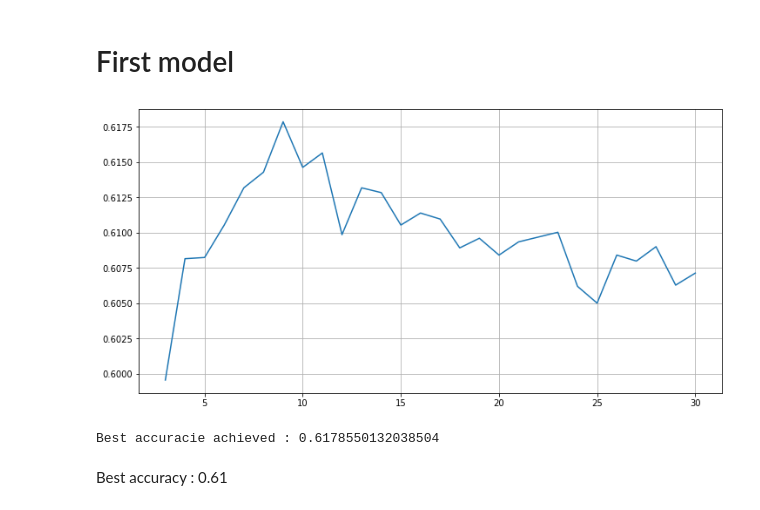
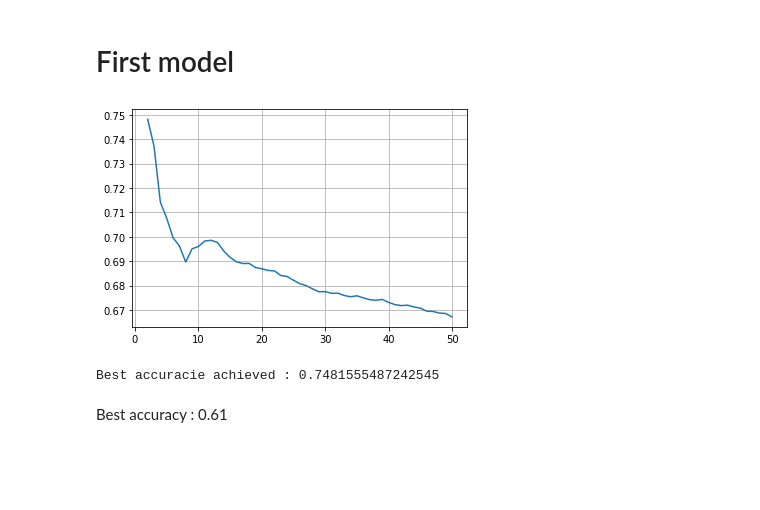
Before and after one commit to amigourou/land-changing-type-prediction, a Jupyter notebook: data_processing.ipynb, the cells around one changed output. Drawn from its saved outputs; the diff is of its cells as text; code cells hidden in the pictures; blank space fills up the shorter version.

```diff
--- a/data_processing.ipynb
+++ b/data_processing.ipynb
@@ -219,0 +274,11 @@ print(norm_train_balanced.shape)
+# %%
+threshold = 0.1
+features_to_remove = []
+for column in norm_train_balanced.columns :
+    if column not in columns_to_normalize :
+        # print(column, norm_train_balanced[column].sum()/len(norm_train_balanced))
+        if norm_train_balanced[column].sum() < threshold * len(norm_train_balanced) :
+            features_to_remove.append(column)
+
+
+norm_train_balanced = norm_train_balanced.drop(features_to_remove, axis = 1)
@@ -287,7 +356,7 @@ def Reduce_features(df, pca = None, keepBestFeatures = False, threshold = 0.1) :
                     square=True, linewidths=.5, cbar_kws={"shrink": .5})
 
         target_cor_raw = pd.DataFrame(corr_matrix.loc['change_type']).sort_values(by='change_type', axis = 0)
-        best_features = target_cor_raw.loc[target_cor_raw['change_type'] > 0.02]
+        best_features = target_cor_raw.loc[target_cor_raw['change_type'] > threshold]
         print(f"The best features kept are: {best_features}")
         df = df.loc[:,best_features.index]
 
@@ -303,5 +371,5 @@ print(test.shape)
 # %%
-norm_train_reduced = Reduce_features(norm_train_balanced, keepBestFeatures=True)
+norm_train_reduced = Reduce_features(norm_train_balanced, keepBestFeatures=True, threshold=0.02)
 norm_test_reduced = norm_test.loc[:,norm_train_reduced.drop('change_type', axis = 1).columns]
 # %% [output]
 The best features kept are:                                         change_type
@@ -360,20 +428,21 @@ from sklearn.metrics import accuracy_score, confusion_matrix, f1_score
 from tqdm import tqdm
 # %%
 accuracies = []
-for neighbors in tqdm(range(3,31)) :
+for neighbors in tqdm(range(2,51)) :
     neigh = KNeighborsClassifier(n_neighbors=neighbors)
     neigh.fit(train_x, train_y)
     pred_y = neigh.predict(val_x)
     accuracies.append(accuracy_score(val_y, pred_y))
 # %%
-plt.plot(range(3,31), accuracies)
+plt.plot(range(2,51), accuracies)
+
 plt.grid(True)
 plt.show()
 
 print(f"Best accuracie achieved : {max(accuracies)}")
 # %% [output]
-[figure, old version]
+[figure, new version]
-Best accuracie achieved : 0.6178550132038504
+Best accuracie achieved : 0.7481555487242545
 # %% [markdown]
 Best accuracy : 0.61
 # %%
```
Also changed, not shown: parts of 26 cells of this notebook, 3 other files.
